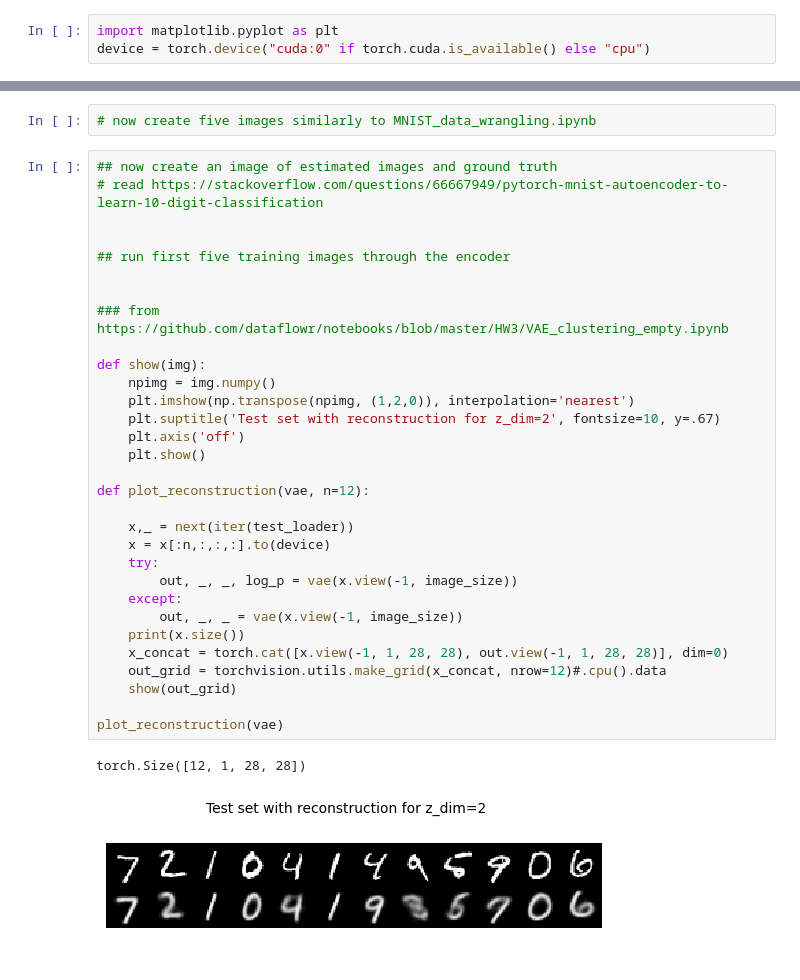
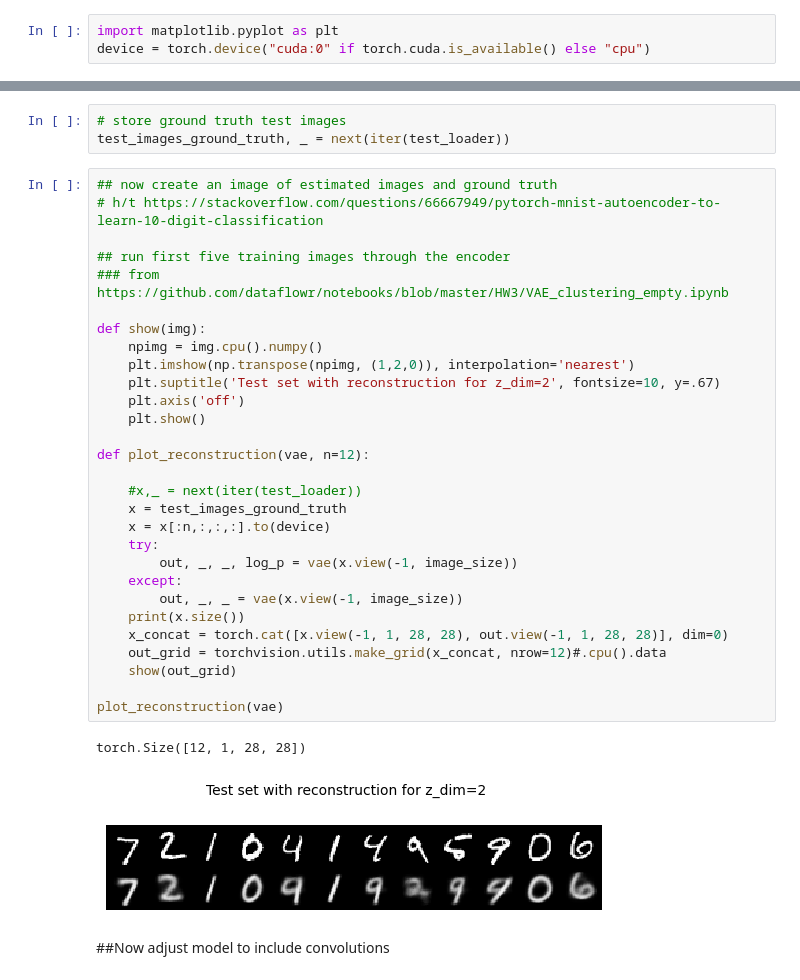
Before and after one commit to Clarkdrengen/PML_2023, a Jupyter notebook: pytorch-mnist-VAE.ipynb, the cells around one changed output, grey strips where cells are left out. Cells and saved outputs as stored; diff of their text form.

```diff
--- a/pytorch-mnist-VAE.ipynb
+++ b/pytorch-mnist-VAE.ipynb
@@ -193,36 +209,37 @@ plt.show()
-# %%
-# now create five images similarly to MNIST_data_wrangling.ipynb
+# %%
+# store ground truth test images
+test_images_ground_truth, _ = next(iter(test_loader))
 # %%
 ## now create an image of estimated images and ground truth
-# read https://stackoverflow.com/questions/66667949/pytorch-mnist-autoencoder-to-learn-10-digit-classification
-
+# h/t https://stackoverflow.com/questions/66667949/pytorch-mnist-autoencoder-to-learn-10-digit-classification
 
 ## run first five training images through the encoder
-
-
 ### from https://github.com/dataflowr/notebooks/blob/master/HW3/VAE_clustering_empty.ipynb
 
 def show(img):
-    npimg = img.numpy()
+    npimg = img.cpu().numpy()
     plt.imshow(np.transpose(npimg, (1,2,0)), interpolation='nearest')
     plt.suptitle('Test set with reconstruction for z_dim=2', fontsize=10, y=.67)
     plt.axis('off')
     plt.show()
 
 def plot_reconstruction(vae, n=12):
 
-    x,_ = next(iter(test_loader))
+    #x,_ = next(iter(test_loader))
+    x = test_images_ground_truth
     x = x[:n,:,:,:].to(device)
     try:
         out, _, _, log_p = vae(x.view(-1, image_size))
     except:
         out, _, _ = vae(x.view(-1, image_size))
     print(x.size())
     x_concat = torch.cat([x.view(-1, 1, 28, 28), out.view(-1, 1, 28, 28)], dim=0)
     out_grid = torchvision.utils.make_grid(x_concat, nrow=12)#.cpu().data
     show(out_grid)
 
 plot_reconstruction(vae)
 # %% [output]
 torch.Size([12, 1, 28, 28])
-[figure, old version]
+[figure, new version]
+# %% [markdown]
+##Now adjust model to include convolutions
```
Also changed, not shown: parts of 12 cells of this notebook.
